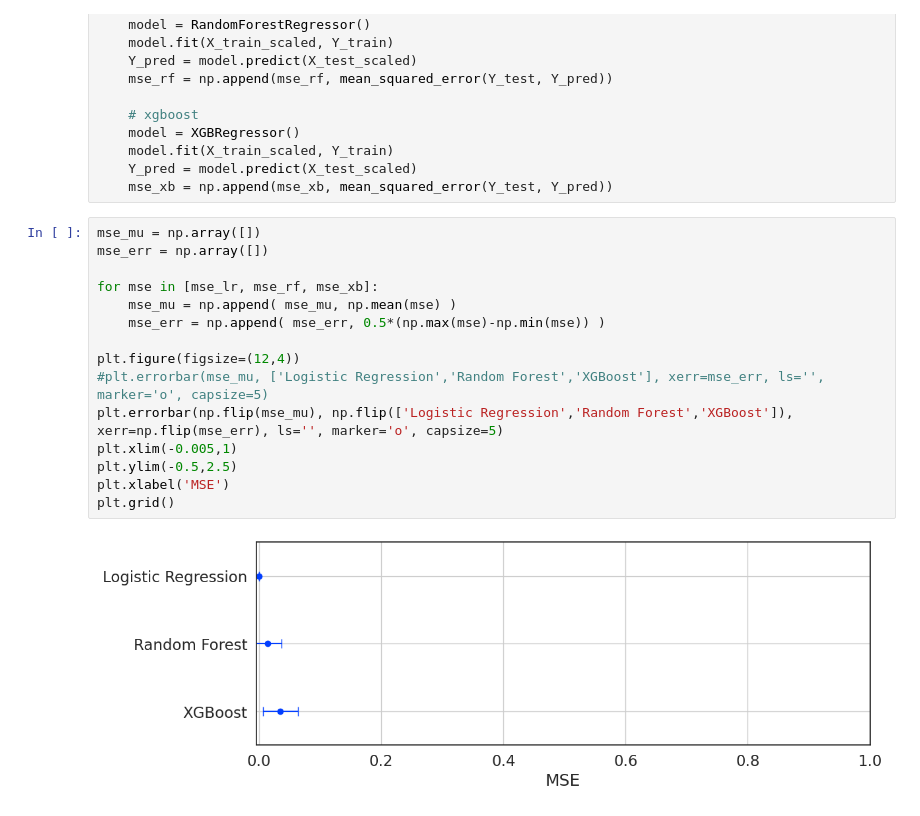
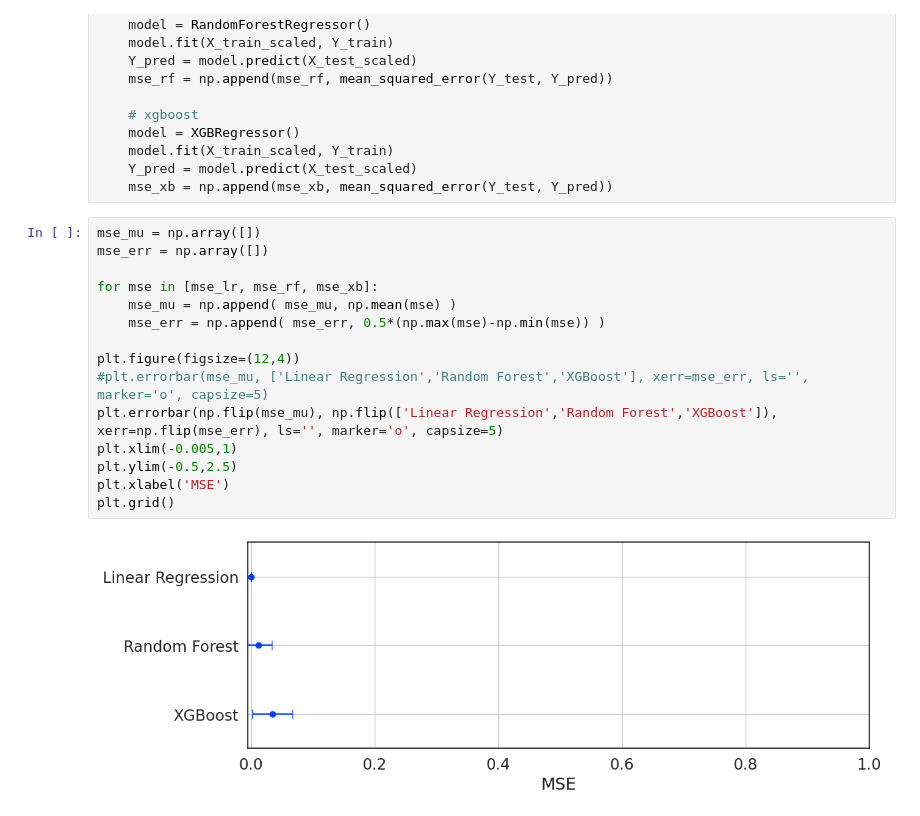
Before and after one commit to kzambello/ml-misc, a Jupyter notebook: energy_efficiency/energy.ipynb, the cells around one changed output. Cells and saved outputs as stored; diff of their text form.

```diff
--- a/energy_efficiency/energy.ipynb
+++ b/energy_efficiency/energy.ipynb
@@ -129,17 +129,17 @@ for i in np.arange(rnd.size):
 # %%
 mse_mu = np.array([])
 mse_err = np.array([])
 
 for mse in [mse_lr, mse_rf, mse_xb]:
     mse_mu = np.append( mse_mu, np.mean(mse) )
     mse_err = np.append( mse_err, 0.5*(np.max(mse)-np.min(mse)) )
 
 plt.figure(figsize=(12,4))
-#plt.errorbar(mse_mu, ['Logistic Regression','Random Forest','XGBoost'], xerr=mse_err, ls='', marker='o', capsize=5)
-plt.errorbar(np.flip(mse_mu), np.flip(['Logistic Regression','Random Forest','XGBoost']), xerr=np.flip(mse_err), ls='', marker='o', capsize=5)
+#plt.errorbar(mse_mu, ['Linear Regression','Random Forest','XGBoost'], xerr=mse_err, ls='', marker='o', capsize=5)
+plt.errorbar(np.flip(mse_mu), np.flip(['Linear Regression','Random Forest','XGBoost']), xerr=np.flip(mse_err), ls='', marker='o', capsize=5)
 plt.xlim(-0.005,1)
 plt.ylim(-0.5,2.5)
 plt.xlabel('MSE')
 plt.grid()
 # %% [output]
-[figure, old version]
+[figure, new version]
```
Also changed, not shown: parts of 2 cells of this notebook, 4 other files.
